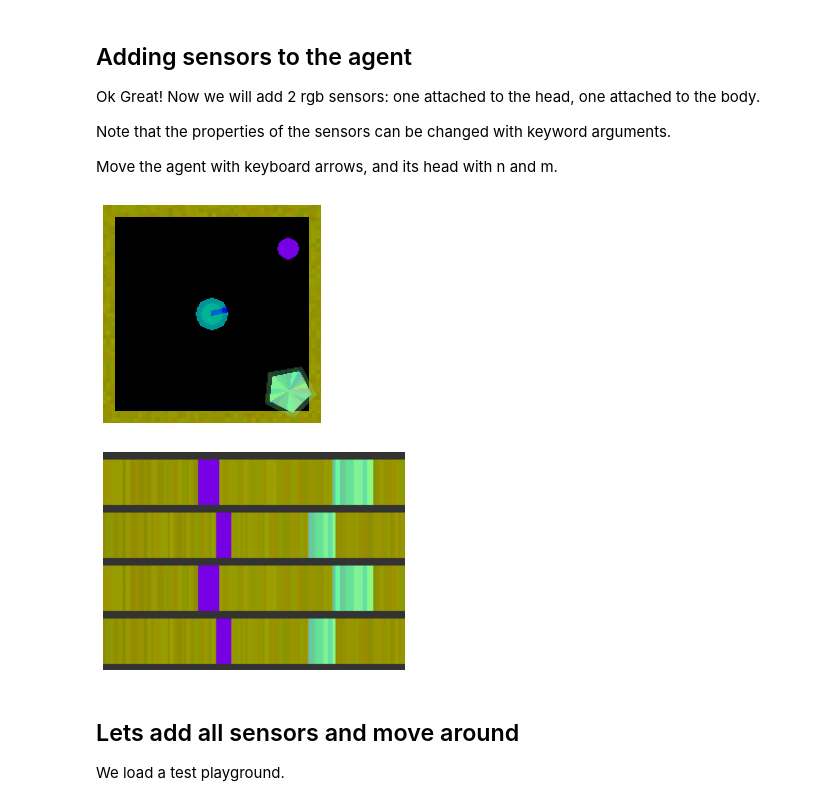
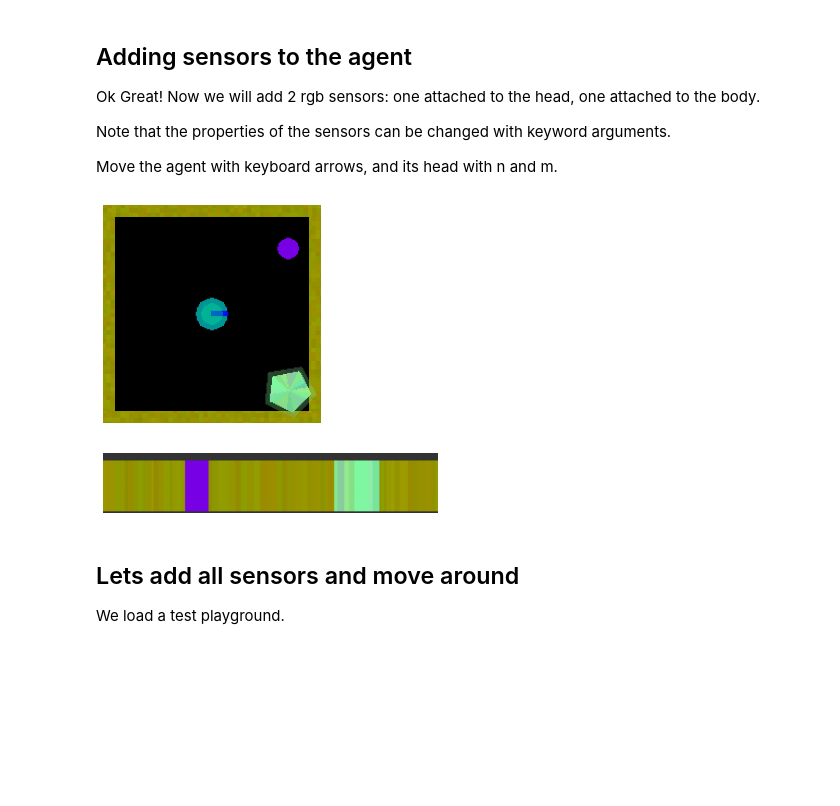
Before and after one commit to gaorkl/simple-playgrounds, a Jupyter notebook: tutorials/jupyter/06_Agents.ipynb, the cells around one changed output. Cells and saved outputs as stored; diff of their text form; code cells hidden in the pictures; blank space fills up the shorter version.

```diff
--- a/tutorials/jupyter/06_Agents.ipynb
+++ b/tutorials/jupyter/06_Agents.ipynb
@@ -65,34 +66,39 @@ Move the agent with keyboard arrows, and its head with n and m.
 # %%
 
 from simple_playgrounds.entities.agents.sensors import RgbSensor
-my_agent.add_sensor(RgbSensor(my_agent.head, invisible_elements=my_agent.parts, fov=180))
-my_agent.add_sensor(RgbSensor(my_agent.base_platform, invisible_elements=my_agent.parts, fov=270))
+my_agent.add_sensor(RgbSensor(my_agent.head, invisible_elements=my_agent.parts, fov=180, range=150))
+# my_agent.add_sensor(RgbSensor(my_agent.base_platform, invisible_elements=my_agent.parts, fov=270, range=150))
 
 plt_image(engine.generate_topdown_image(mode='plt'))
 
 engine.update_observations()
 img_sensor = engine.generate_sensor_image(my_agent, mode='plt')
 plt_image(img_sensor)
-
+#
 while engine.game_on:
 
     engine.display_full_scene()
 
     actions = {}
     for agent in engine.agents:
         actions[agent.name] = agent.controller.generate_actions()
 
-    engine.step(actions)
+    reset, terminate = engine.step(actions)
     engine.update_observations()
 
     cv2.imshow('sensor', engine.generate_sensor_image(my_agent))
     cv2.waitKey(20)
 
+    if reset:
+        engine.reset()
+    if terminate:
+        engine.terminate()
+
 engine.terminate()
 cv2.destroyAllWindows()
 # %% [output]
-[figure, old version]
+[figure, new version]
-[figure, old version]
+[figure, new version]
 # %% [markdown]
 ## Lets add all sensors and move around
 
```
Also changed, not shown: parts of 4 cells of this notebook, 14 other files.
